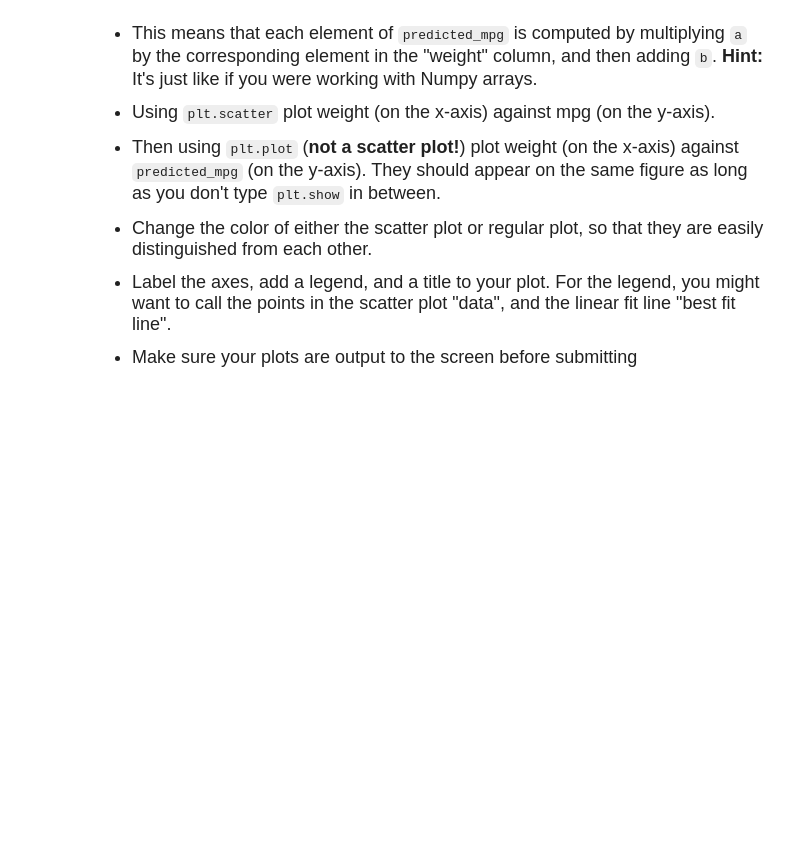
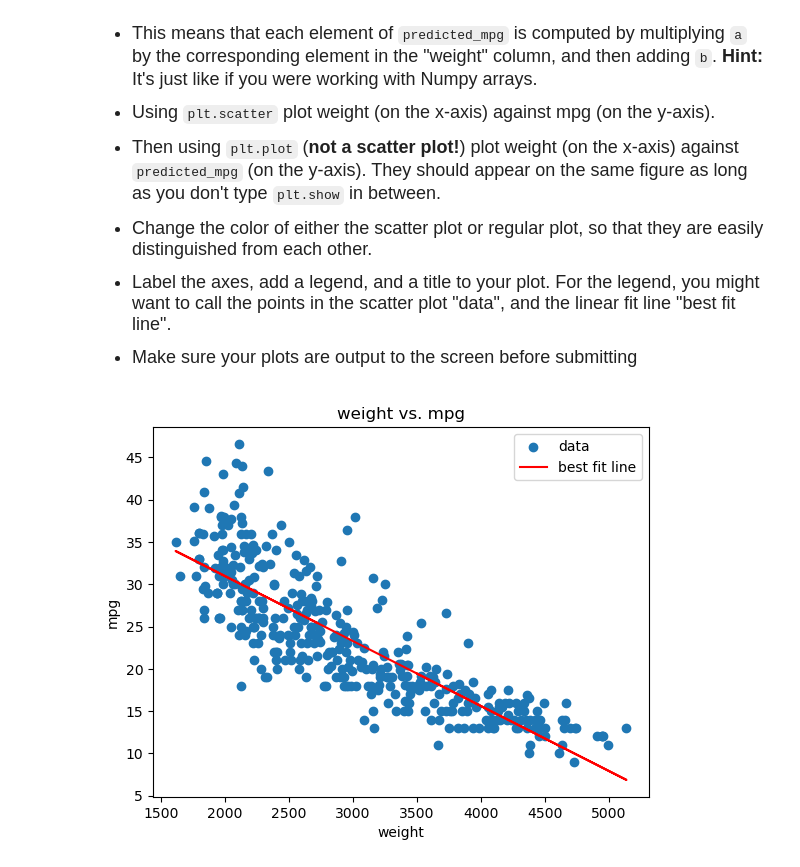
Before and after one commit to sjpu0212/datasci151fall2026, a Jupyter notebook: _assignments/assignment_8/Assignment8.ipynb, the cells around one changed output. Drawn from its saved outputs; the diff is of its cells as text; code cells hidden in the pictures; blank space fills up the shorter version.

```diff
--- a/_assignments/assignment_8/Assignment8.ipynb
+++ b/_assignments/assignment_8/Assignment8.ipynb
@@ -183,0 +236,7 @@ This problem is continued in Question (5)
+# %%
+# your answer here
+df_cars = pd.read_csv("data/features.csv")
+model = smf.ols(formula = "mpg ~ weight", data = df_cars)
+coeffs = model.fit().params
+print(coeffs)
+print(type(coeffs))
@@ -212,0 +275,16 @@ $$\hat{m}_i = a\cdot w_i + b$$
+# %%
+# your answer here
+a = coeffs['weight']
+b = coeffs['Intercept']
+
+predicted_mpg = a * df_cars['weight'] + b
+
+plt.scatter(x = df_cars['weight'], y = df_cars['mpg'])
+plt.plot(df_cars['weight'], predicted_mpg, color = "red")
+plt.legend(labels = ['data', 'best fit line'])
+plt.title('weight vs. mpg')
+plt.xlabel('weight')
+plt.ylabel('mpg')
+plt.show()
+# %% [output]
+[figure, added]
```
Also changed, not shown: parts of 8 cells of this notebook.
